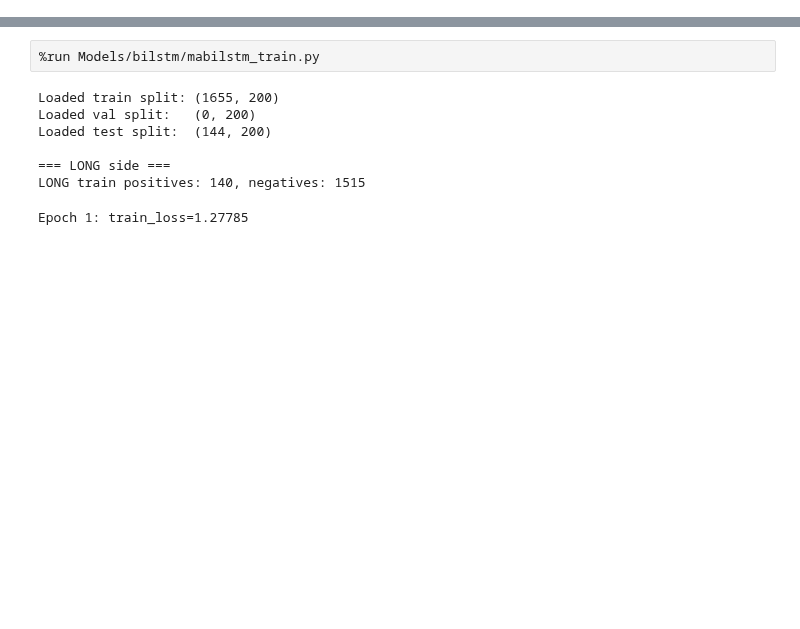
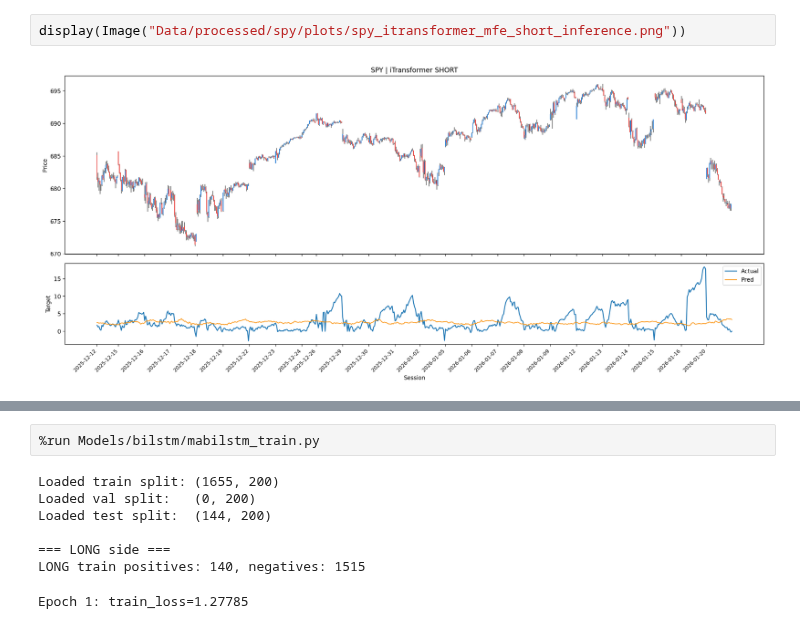
Before and after one commit to ThompsonLuke7/CynolycusBot, a Jupyter notebook: Models/training.ipynb, the cells around one changed output, grey strips where cells are left out. Cells and saved outputs as stored; diff of their text form; blank space fills up the shorter version.

```diff
--- a/Models/training.ipynb
+++ b/Models/training.ipynb
@@ -80,2 +128,6 @@ display(Image("Data/processed/spy/plots/spy_itransformer_exhaustion_long_inferen
+# %%
+display(Image("Data/processed/spy/plots/spy_itransformer_mfe_short_inference.png"))
+# %% [output]
+[figure, added]
 # %%
 %run Models/iTransformer/run_train.py --ticker SPY --dataset_name 15min --label_mode mae --sides long,short --use_ga
```
Also changed, not shown: parts of 11 cells of this notebook, 6 other files.
